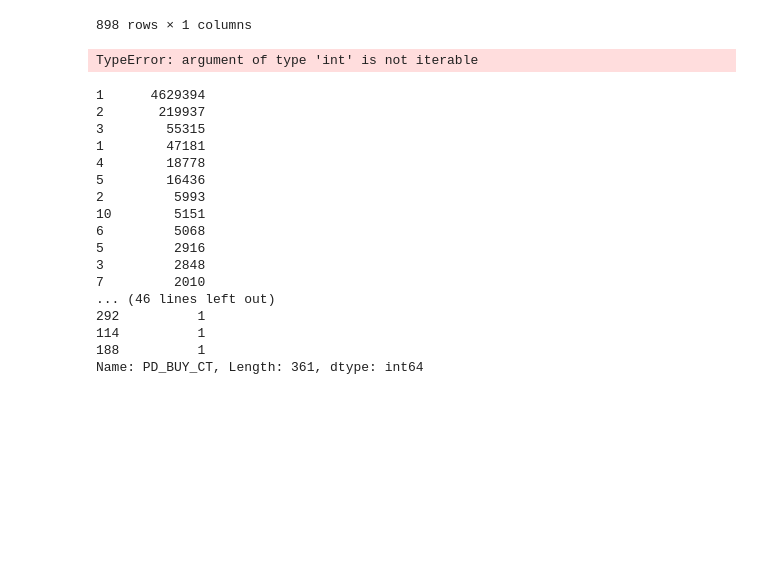
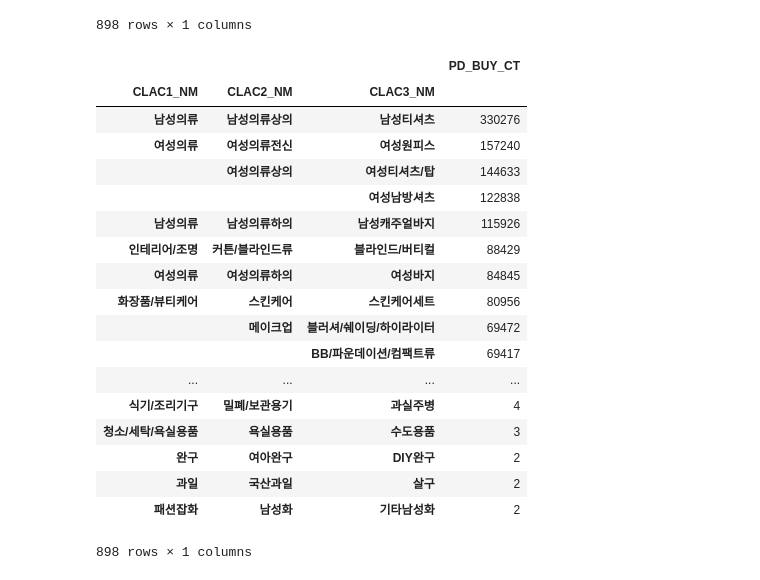
Before and after one commit to Junhojuno/L.Point-BigData-Competition, a Jupyter notebook: code/EDA/1.EDA_Product.ipynb, the cells around one changed output. Drawn from its saved outputs; the diff is of its cells as text; code cells hidden in the pictures; blank space fills up the shorter version.

```diff
--- a/code/EDA/1.EDA_Product.ipynb
+++ b/code/EDA/1.EDA_Product.ipynb
@@ -320,28 +332,27 @@ product_master[['CLAC1_NM','CLAC2_NM','CLAC3_NM','count']].groupby(['CLAC1_NM','
 # %%
 # 상품군 소분류별 얼마나 판매되었는가?
 # PD_BUY_CT를 적용하여 진행해보자, 실제 판매 개수 적용
 # PD_BUY_CT의 type을 int로 바꾸주자...object >> int
-product_master['PD_BUY_CT'] = product_master['PD_BUY_CT'].map(lambda x : int("".join(x.split(','))) if ',' in x else int(x))
-product_master[['CLAC1_NM','CLAC2_NM','CLAC3_NM','PD_BUY_CT']].groupby(['CLAC1_NM','CLAC2_NM','CLAC3_NM']).agg({'PD_BUY_CT' : np.sum}).sort_values(ascending=False)
+# int인것도 있고...object인것도 있다...string으로 바꾼다음 int로 다시 바꾸자
+product_master['PD_BUY_CT'] = product_master['PD_BUY_CT'].map(lambda x : int("".join(str(x).split(','))) if "," in str(x)  else int(x))
+product_master[['CLAC1_NM','CLAC2_NM','CLAC3_NM','PD_BUY_CT']].groupby(['CLAC1_NM','CLAC2_NM','CLAC3_NM']).agg({'PD_BUY_CT' : np.sum}).sort_values(by="PD_BUY_CT",ascending=False)
 # %% [output]
+|  |  |  | PD_BUY_CT |
+| CLAC1_NM | CLAC2_NM | CLAC3_NM |  |
+| 남성의류 | 남성의류상의 | 남성티셔츠 | 330276 |
+| 여성의류 | 여성의류전신 | 여성원피스 | 157240 |
+|  | 여성의류상의 | 여성티셔츠/탑 | 144633 |
+|  |  | 여성남방셔츠 | 122838 |
+| 남성의류 | 남성의류하의 | 남성캐주얼바지 | 115926 |
+| 인테리어/조명 | 커튼/블라인드류 | 블라인드/버티컬 | 88429 |
+| 여성의류 | 여성의류하의 | 여성바지 | 84845 |
+| 화장품/뷰티케어 | 스킨케어 | 스킨케어세트 | 80956 |
+|  | 메이크업 | 블러셔/쉐이딩/하이라이터 | 69472 |
+|  |  | BB/파운데이션/컴팩트류 | 69417 |
+| ... | ... | ... | ... |
+| 식기/조리기구 | 밀폐/보관용기 | 과실주병 | 4 |
+| 청소/세탁/욕실용품 | 욕실용품 | 수도용품 | 3 |
+| 완구 | 여아완구 | DIY완구 | 2 |
+| 과일 | 국산과일 | 살구 | 2 |
+| 패션잡화 | 남성화 | 기타남성화 | 2 |
-TypeError: argument of type 'int' is not iterable
+898 rows × 1 columns
-# %%
-product['PD_BUY_CT'].value_counts()
-# %% [output]
-1      4629394
-2       219937
-3        55315
-1        47181
-4        18778
-5        16436
-2         5993
-10        5151
-6         5068
-5         2916
-3         2848
-7         2010
-... (46 lines left out)
-292          1
-114          1
-188          1
-Name: PD_BUY_CT, Length: 361, dtype: int64
```
Also changed, not shown: parts of 15 cells of this notebook.
